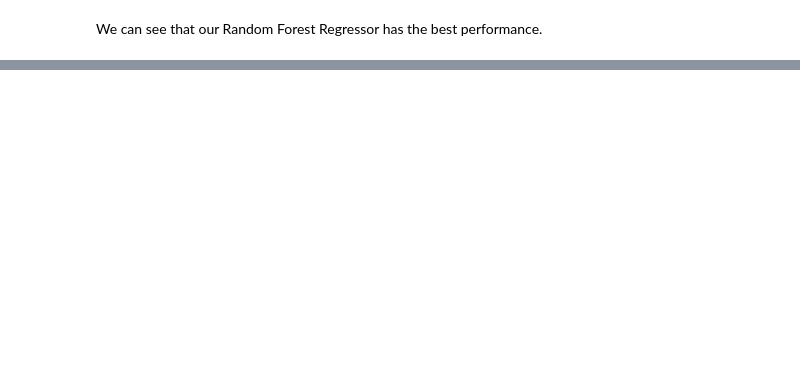
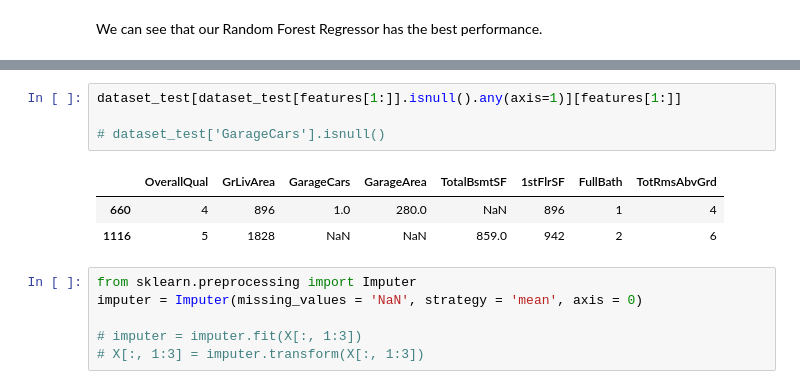
Before and after one commit to peterzzshi/House-Prices-Advanced-Regression-Techniques, a Jupyter notebook: House Prices - Advanced Regression Techniques.ipynb, the cells around one changed output, grey strips where cells are left out. Drawn from its saved outputs; the diff is of its cells as text; blank space fills up the shorter version.

```diff
--- a/House Prices - Advanced Regression Techniques.ipynb
+++ b/House Prices - Advanced Regression Techniques.ipynb
@@ -295,0 +342,14 @@ We can see that our Random Forest Regressor has the best performance.
+# %%
+dataset_test[dataset_test[features[1:]].isnull().any(axis=1)][features[1:]]
+
+# dataset_test['GarageCars'].isnull()
+# %% [output]
+|  | OverallQual | GrLivArea | GarageCars | GarageArea | TotalBsmtSF | 1stFlrSF | FullBath | TotRmsAbvGrd |
+| 660 | 4 | 896 | 1.0 | 280.0 | NaN | 896 | 1 | 4 |
+| 1116 | 5 | 1828 | NaN | NaN | 859.0 | 942 | 2 | 6 |
+# %%
+from sklearn.preprocessing import Imputer
+imputer = Imputer(missing_values = 'NaN', strategy = 'mean', axis = 0)
+
+# imputer = imputer.fit(X[:, 1:3])
+# X[:, 1:3] = imputer.transform(X[:, 1:3])
```
Also changed, not shown: parts of 12 cells of this notebook.
